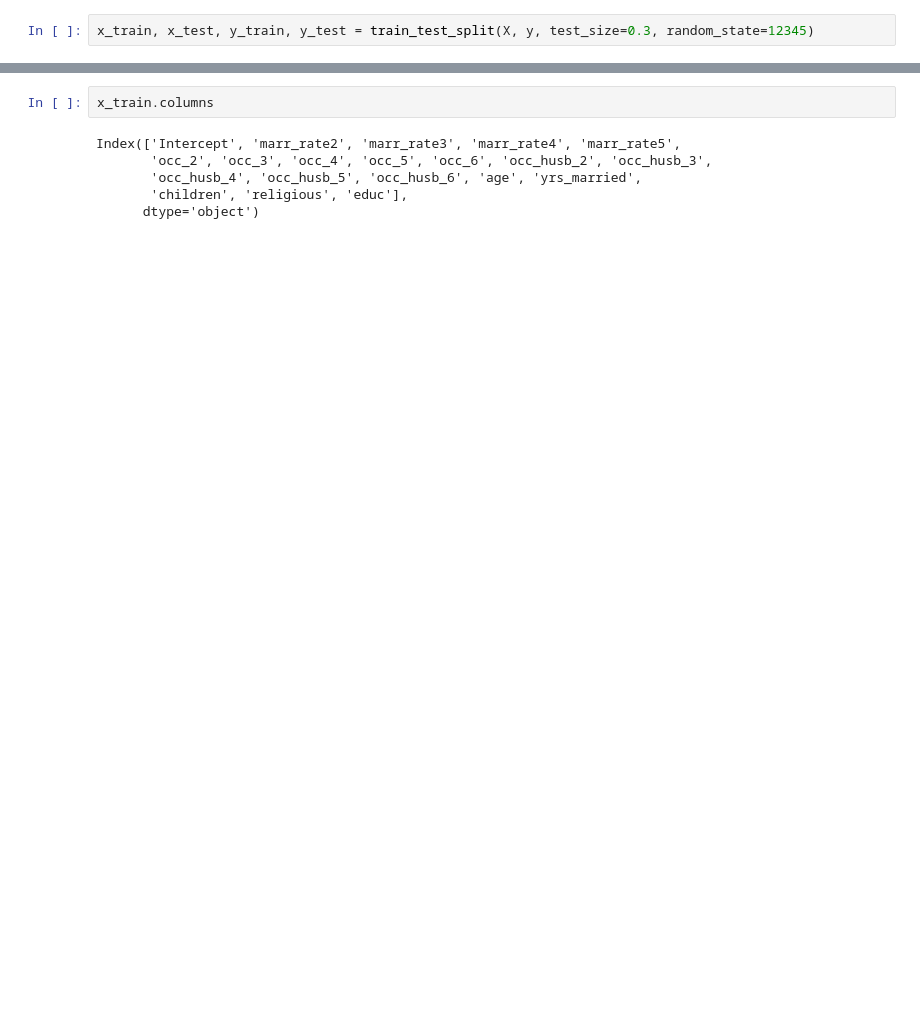
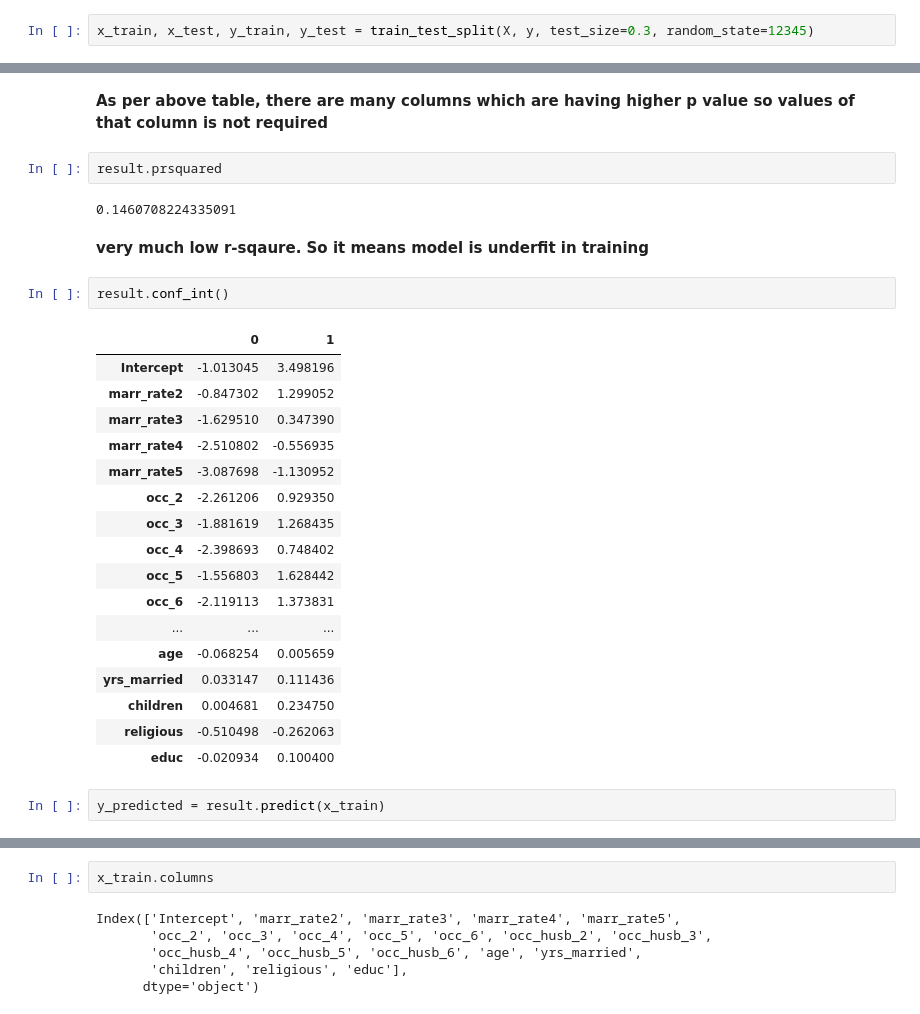
Before and after one commit to GauravKodmalwar/DataScienceAcadGildPythonAssignment12, a Jupyter notebook: Assignment12.ipynb, the cells around one changed output, grey strips where cells are left out. Cells and saved outputs as stored; diff of their text form; blank space fills up the shorter version.

```diff
--- a/Assignment12.ipynb
+++ b/Assignment12.ipynb
@@ -131,0 +207,30 @@ x_train, x_test, y_train, y_test = train_test_split(X, y, test_size=0.3, random_
+# %% [markdown]
+<b> As per above table, there are many columns which are having higher p value so values of that column is not required </b>
+# %%
+result.prsquared
+# %% [output]
+0.1460708224335091
+# %% [markdown]
+<b> very much low r-sqaure. So it means model is underfit in training </b>
+# %%
+result.conf_int()
+# %% [output]
+|  | 0 | 1 |
+| Intercept | -1.013045 | 3.498196 |
+| marr_rate2 | -0.847302 | 1.299052 |
+| marr_rate3 | -1.629510 | 0.347390 |
+| marr_rate4 | -2.510802 | -0.556935 |
+| marr_rate5 | -3.087698 | -1.130952 |
+| occ_2 | -2.261206 | 0.929350 |
+| occ_3 | -1.881619 | 1.268435 |
+| occ_4 | -2.398693 | 0.748402 |
+| occ_5 | -1.556803 | 1.628442 |
+| occ_6 | -2.119113 | 1.373831 |
+| ... | ... | ... |
+| age | -0.068254 | 0.005659 |
+| yrs_married | 0.033147 | 0.111436 |
+| children | 0.004681 | 0.234750 |
+| religious | -0.510498 | -0.262063 |
+| educ | -0.020934 | 0.100400 |
+# %%
+y_predicted = result.predict(x_train)
```
Also changed, not shown: parts of 46 cells of this notebook.
